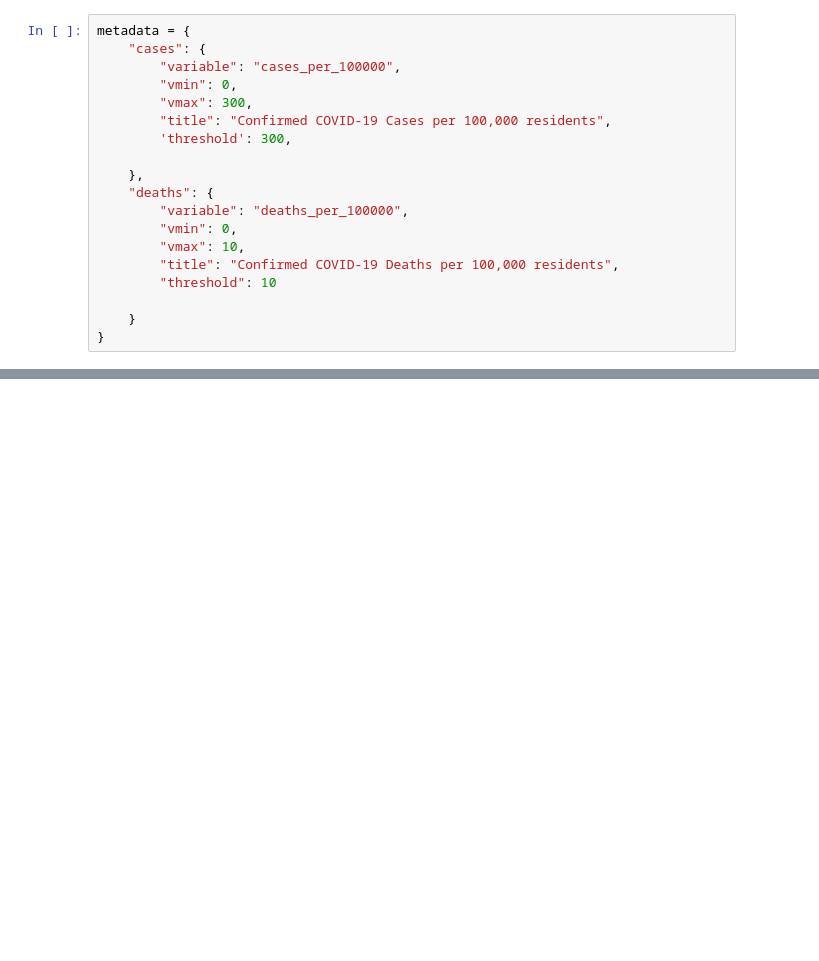
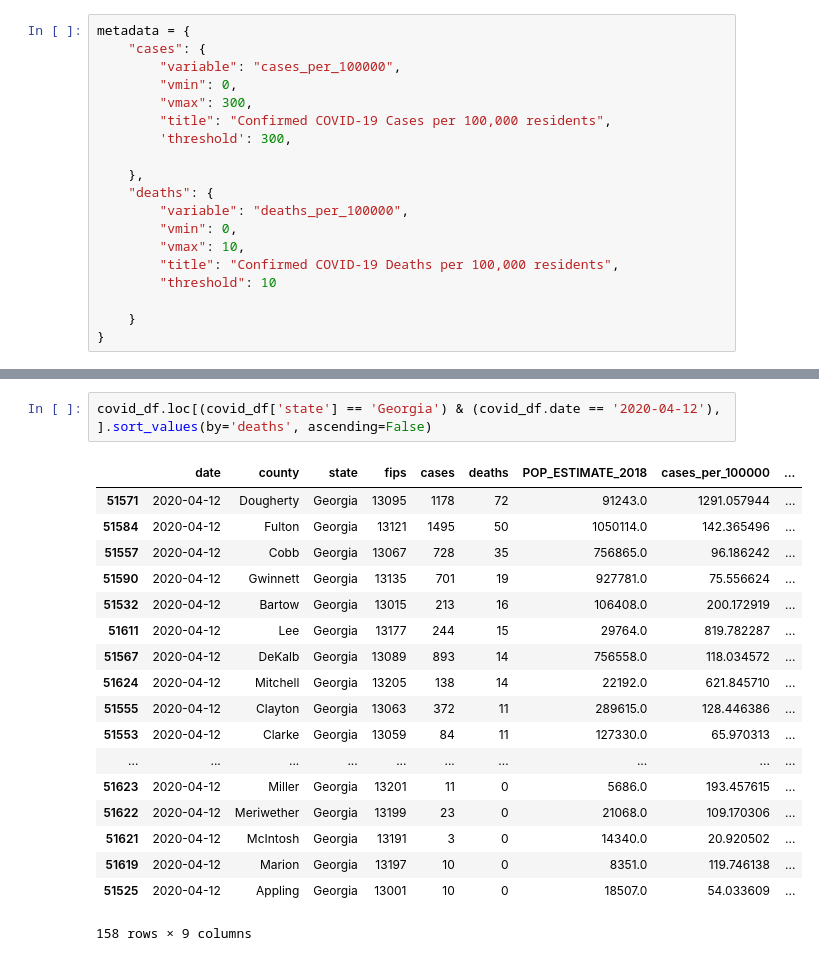
Before and after one commit to weber-nate/covid-viz, a Jupyter notebook: covid-19.ipynb, the cells around one changed output, grey strips where cells are left out. Cells and saved outputs as stored; diff of their text form; blank space fills up the shorter version.

```diff
--- a/covid-19.ipynb
+++ b/covid-19.ipynb
@@ -223,6 +223,27 @@ for key, meta in metadata.items():
 
                 chart.savefig(filepath, dpi=100)
 #         plt.close(chart)
+# %%
+covid_df.loc[(covid_df['state'] == 'Georgia') & (covid_df.date == '2020-04-12'), ].sort_values(by='deaths', ascending=False)
+# %% [output]
+|  | date | county | state | fips | cases | deaths | POP_ESTIMATE_2018 | cases_per_100000 | ... |
+| 51571 | 2020-04-12 | Dougherty | Georgia | 13095 | 1178 | 72 | 91243.0 | 1291.057944 | ... |
+| 51584 | 2020-04-12 | Fulton | Georgia | 13121 | 1495 | 50 | 1050114.0 | 142.365496 | ... |
+| 51557 | 2020-04-12 | Cobb | Georgia | 13067 | 728 | 35 | 756865.0 | 96.186242 | ... |
+| 51590 | 2020-04-12 | Gwinnett | Georgia | 13135 | 701 | 19 | 927781.0 | 75.556624 | ... |
+| 51532 | 2020-04-12 | Bartow | Georgia | 13015 | 213 | 16 | 106408.0 | 200.172919 | ... |
+| 51611 | 2020-04-12 | Lee | Georgia | 13177 | 244 | 15 | 29764.0 | 819.782287 | ... |
+| 51567 | 2020-04-12 | DeKalb | Georgia | 13089 | 893 | 14 | 756558.0 | 118.034572 | ... |
+| 51624 | 2020-04-12 | Mitchell | Georgia | 13205 | 138 | 14 | 22192.0 | 621.845710 | ... |
+| 51555 | 2020-04-12 | Clayton | Georgia | 13063 | 372 | 11 | 289615.0 | 128.446386 | ... |
+| 51553 | 2020-04-12 | Clarke | Georgia | 13059 | 84 | 11 | 127330.0 | 65.970313 | ... |
+| ... | ... | ... | ... | ... | ... | ... | ... | ... | ... |
+| 51623 | 2020-04-12 | Miller | Georgia | 13201 | 11 | 0 | 5686.0 | 193.457615 | ... |
+| 51622 | 2020-04-12 | Meriwether | Georgia | 13199 | 23 | 0 | 21068.0 | 109.170306 | ... |
+| 51621 | 2020-04-12 | McIntosh | Georgia | 13191 | 3 | 0 | 14340.0 | 20.920502 | ... |
+| 51619 | 2020-04-12 | Marion | Georgia | 13197 | 10 | 0 | 8351.0 | 119.746138 | ... |
+| 51525 | 2020-04-12 | Appling | Georgia | 13001 | 10 | 0 | 18507.0 | 54.033609 | ... |
+158 rows × 9 columns
 # %%
 !for i in maps/cases/tristate/*.png; do sips -s format jpeg -s formatOptions 70 "${i}" --out "${i%png}jpg"; done
 
```
Also changed, not shown: parts of 3 cells of this notebook, 6 other files.
